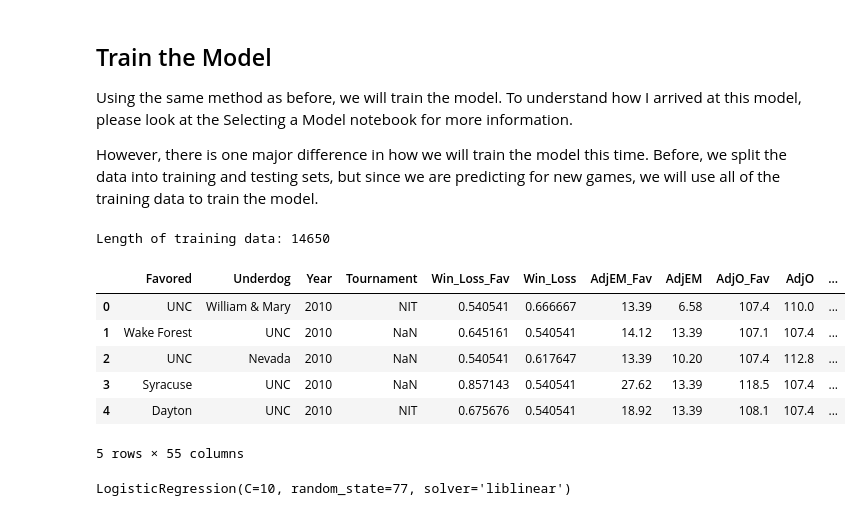
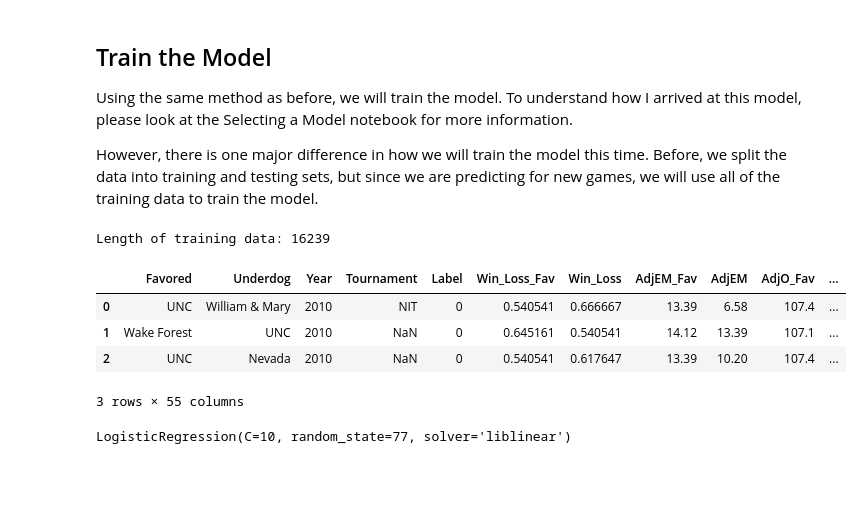
Before and after one commit to pjmartinkus/College_Basketball, a Jupyter notebook: Notebooks/Generating Predictions.ipynb, the cells around one changed output. Cells and saved outputs as stored; diff of their text form; code cells hidden in the pictures; blank space fills up the shorter version.

```diff
--- a/Notebooks/Generating Predictions.ipynb
+++ b/Notebooks/Generating Predictions.ipynb
@@ -22,23 +25,21 @@ Using the same method as before, we will train the model. To understand how I ar
 However, there is one major difference in how we will train the model this time. Before, we split the data into training and testing sets, but since we are predicting for new games, we will use all of the training data to train the model.
 # %%
 # Load the csv files that contain the scores/kenpom data
-path = '../Data/Training/training_feat_reduced.csv'
+path = '../Data/Training/training.csv'
 train = pd.read_csv(path)
 
 # Get a sense for the size of each data set
 print('Length of training data: {}'.format(len(train)))
 # %% [output]
-Length of training data: 14650
+Length of training data: 16239
 # %%
-train.head()
+train.head(3)
 # %% [output]
-|  | Favored | Underdog | Year | Tournament | Win_Loss_Fav | Win_Loss | AdjEM_Fav | AdjEM | AdjO_Fav | AdjO | ... |
-| 0 | UNC | William & Mary | 2010 | NIT | 0.540541 | 0.666667 | 13.39 | 6.58 | 107.4 | 110.0 | ... |
-| 1 | Wake Forest | UNC | 2010 | NaN | 0.645161 | 0.540541 | 14.12 | 13.39 | 107.1 | 107.4 | ... |
-| 2 | UNC | Nevada | 2010 | NaN | 0.540541 | 0.617647 | 13.39 | 10.20 | 107.4 | 112.8 | ... |
-| 3 | Syracuse | UNC | 2010 | NaN | 0.857143 | 0.540541 | 27.62 | 13.39 | 118.5 | 107.4 | ... |
-| 4 | Dayton | UNC | 2010 | NIT | 0.675676 | 0.540541 | 18.92 | 13.39 | 108.1 | 107.4 | ... |
+|  | Favored | Underdog | Year | Tournament | Label | Win_Loss_Fav | Win_Loss | AdjEM_Fav | AdjEM | AdjO_Fav | ... |
+| 0 | UNC | William & Mary | 2010 | NIT | 0 | 0.540541 | 0.666667 | 13.39 | 6.58 | 107.4 | ... |
+| 1 | Wake Forest | UNC | 2010 | NaN | 0 | 0.645161 | 0.540541 | 14.12 | 13.39 | 107.1 | ... |
+| 2 | UNC | Nevada | 2010 | NaN | 0 | 0.540541 | 0.617647 | 13.39 | 10.20 | 107.4 | ... |
-5 rows × 55 columns
+3 rows × 55 columns
 # %%
 # Get feature names
 exclude = ['Favored', 'Underdog', 'Year', 'Tournament', 'Label']
```
Also changed, not shown: parts of 13 cells of this notebook, 4 other files.
